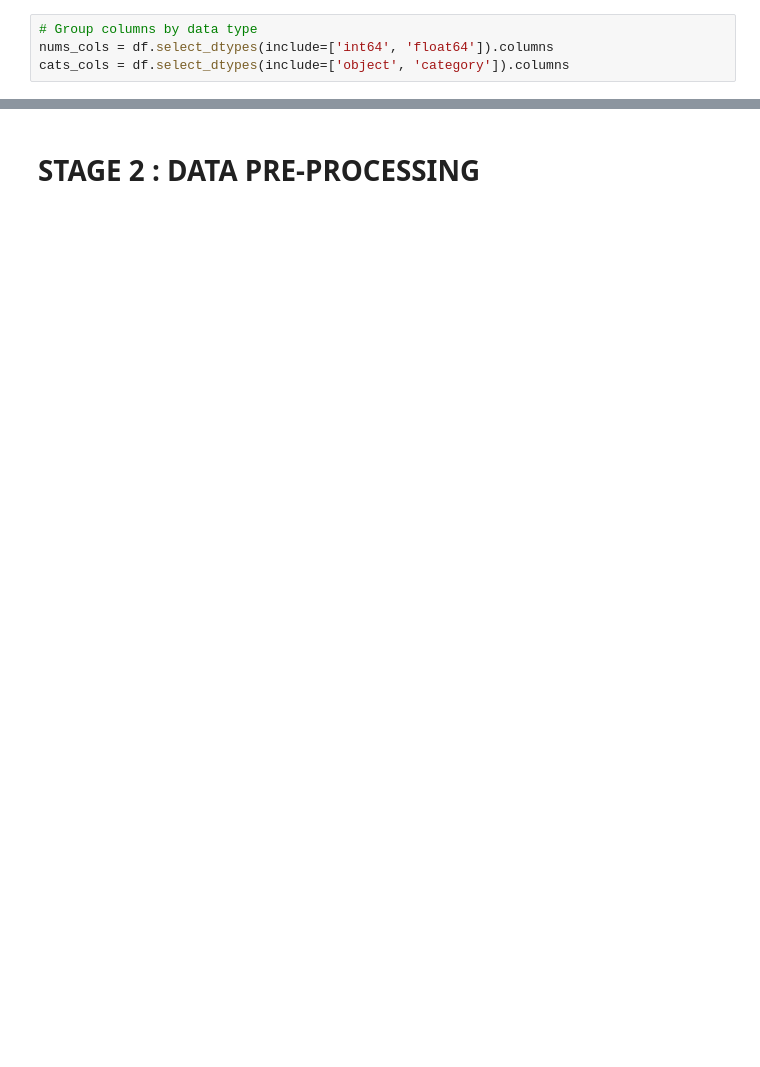
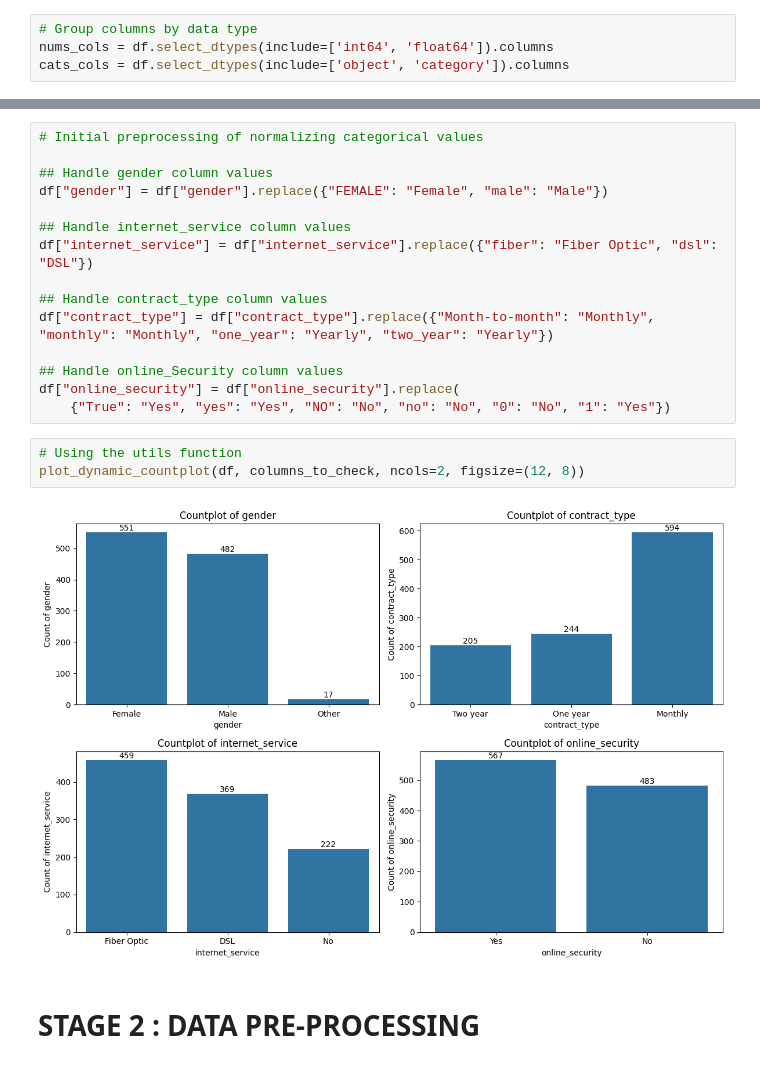
Before and after one commit to mcikalmerdeka/ds-dataprep-utils, a Jupyter notebook: notebooks/classification.ipynb, the cells around one changed output, grey strips where cells are left out. Drawn from its saved outputs; the diff is of its cells as text; blank space fills up the shorter version.

```diff
--- a/notebooks/classification.ipynb
+++ b/notebooks/classification.ipynb
@@ -147,2 +197,22 @@ cats_cols = df.select_dtypes(include=['object', 'category']).columns
+# %%
+# Initial preprocessing of normalizing categorical values
+
+## Handle gender column values
+df["gender"] = df["gender"].replace({"FEMALE": "Female", "male": "Male"})
+
+## Handle internet_service column values
+df["internet_service"] = df["internet_service"].replace({"fiber": "Fiber Optic", "dsl": "DSL"})
+
+## Handle contract_type column values
+df["contract_type"] = df["contract_type"].replace({"Month-to-month": "Monthly", "monthly": "Monthly", "one_year": "Yearly", "two_year": "Yearly"})
+
+## Handle online_Security column values
+df["online_security"] = df["online_security"].replace(
+    {"True": "Yes", "yes": "Yes", "NO": "No", "no": "No", "0": "No", "1": "Yes"})
+# %%
+# Using the utils function
+plot_dynamic_countplot(df, columns_to_check, ncols=2, figsize=(12, 8))
+# %% [output]
+[figure, added]
 # %% [markdown]
 # **STAGE 2 : DATA PRE-PROCESSING**
```
Also changed, not shown: parts of 7 cells of this notebook.
